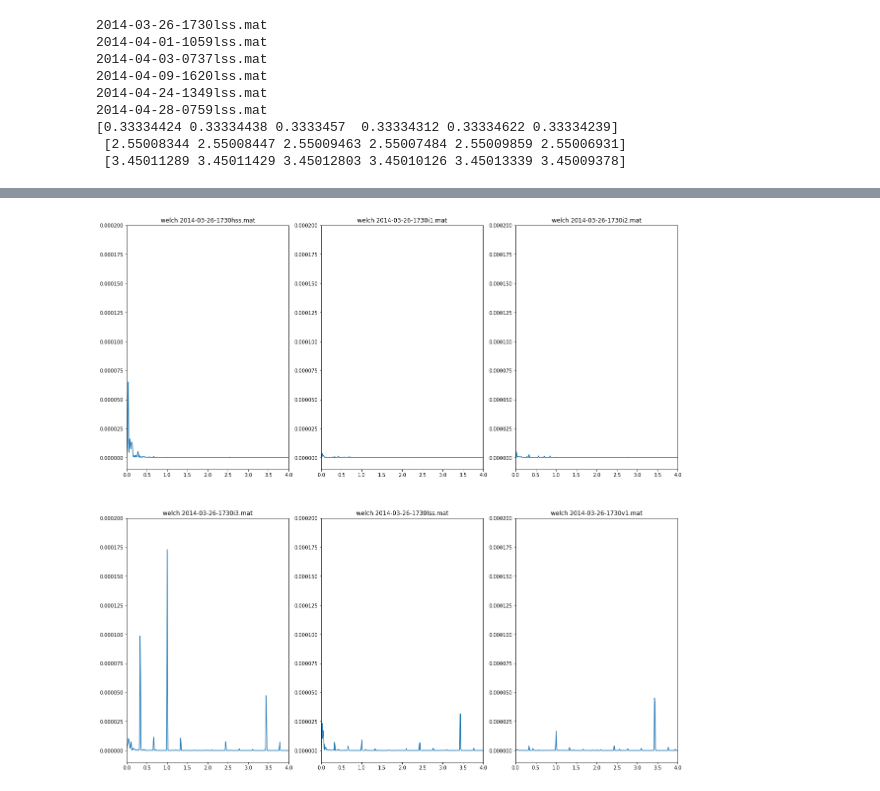
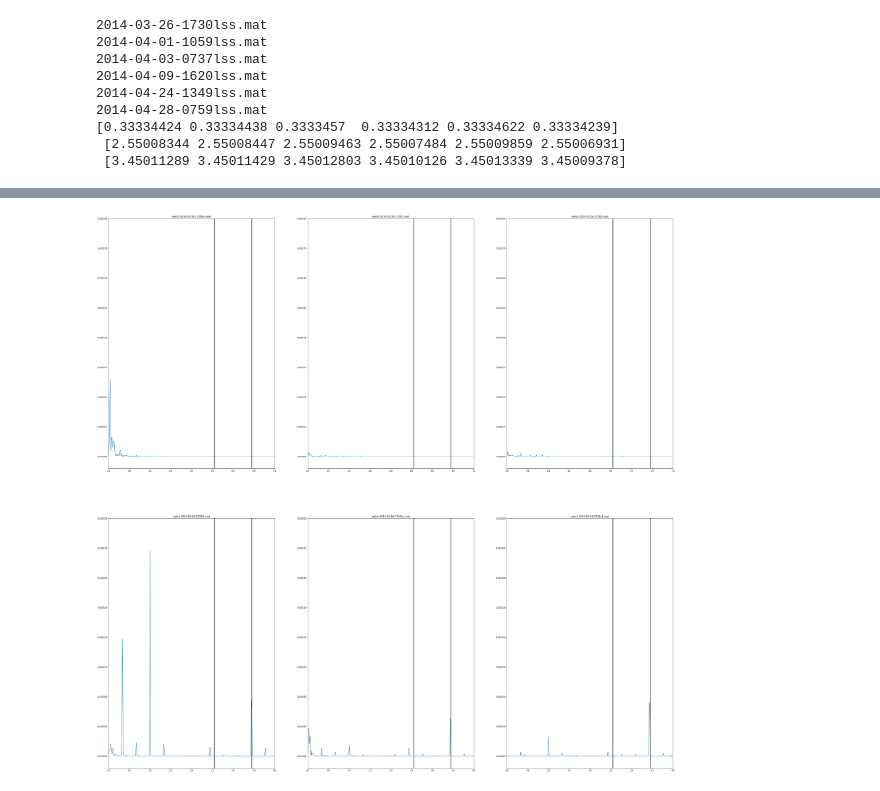
Before and after one commit to 4zi77/wind_turbine, a Jupyter notebook: Python/display_raw_data.ipynb, the cells around one changed output, grey strips where cells are left out. Cells and saved outputs as stored; diff of their text form; code cells hidden in the pictures.

Commit message:
End of second course, welch understood TODO : find a way to detect this change

```diff
--- a/Python/display_raw_data.ipynb
+++ b/Python/display_raw_data.ipynb
@@ -47,7 +47,6 @@ print(fr, '\n', fo, '\n', fi)
  [2.55008344 2.55008447 2.55009463 2.55007484 2.55009859 2.55006931]
  [3.45011289 3.45011429 3.45012803 3.45010126 3.45013339 3.45009378]
 # %%
-
 keywords  = ['hss', 'i1', 'i2', 'i3', 'lss', 'v1', 'v2', 'v3', 'vib1', 'vib2', 'vib3']
 keyword = keywords[-2]
 loaded_data = []
@@ -68,12 +67,11 @@ for i in range(len(data)):
     data[i] = data[i][100:-100]
 print("Loaded and Data cropped")
 
-plt.figure(1, figsize = (20,20))
+plt.figure(figsize = (20,20))
 for i in range(len(data)):
-    plt.figure(1)
     plt.subplot(231+i)
     plt.plot(data[i])
-    plt.title(files[i])
+    plt.title(file[i])
 # %% [output]
 2014-03-26-1730vib2.mat
 2014-04-01-1059vib2.mat
@@ -83,5 +84,5 @@ for i in range(len(data)):
 # %%
-plt.figure(2, figsize = (20,20))
+plt.figure(2, figsize = (50,50))
 for i in range(len(data)):
     plt.figure(2)
     plt.subplot(231+i)
@@ -91,6 +92,6 @@ for i in range(len(data)):
     plt.plot(ftFreq, ft)
 
 
-    plt.title("fft " + files[i])
+    plt.title("fft " + file[i])
 
     #print(ft)
@@ -97,13 +100,17 @@ for i in range(len(data)):
 # %%
-plt.figure(figsize = (20,20))
+plt.figure(figsize = (50,50))
 
 for i in range(len(data)):
     plt.subplot(231+i)
     #frq, welch = scipy.signal.welch(data[i], fs = fs, nperseg=8000, nfft=80000)
     frq, welch = scipy.signal.welch(data[i], fs = fs, nperseg=fs*100)
     plt.title("welch " + files[i])
     plt.plot(frq, welch)
+    plt.plot([fo[i], fo[i]], [-1,1], 'k-', lw=2)
+    plt.plot([fi[i], fi[i]], [-1,1], 'k-', lw=2)
     plt.xlim((0,4))
     plt.ylim((-0.00001, 0.0002))
+
+plt.savefig('./images/welch_vib2', dpi = 300)
 # %% [output]
-[figure, old version]
+[figure, new version]
```
Also changed, not shown: parts of 2 cells of this notebook.
